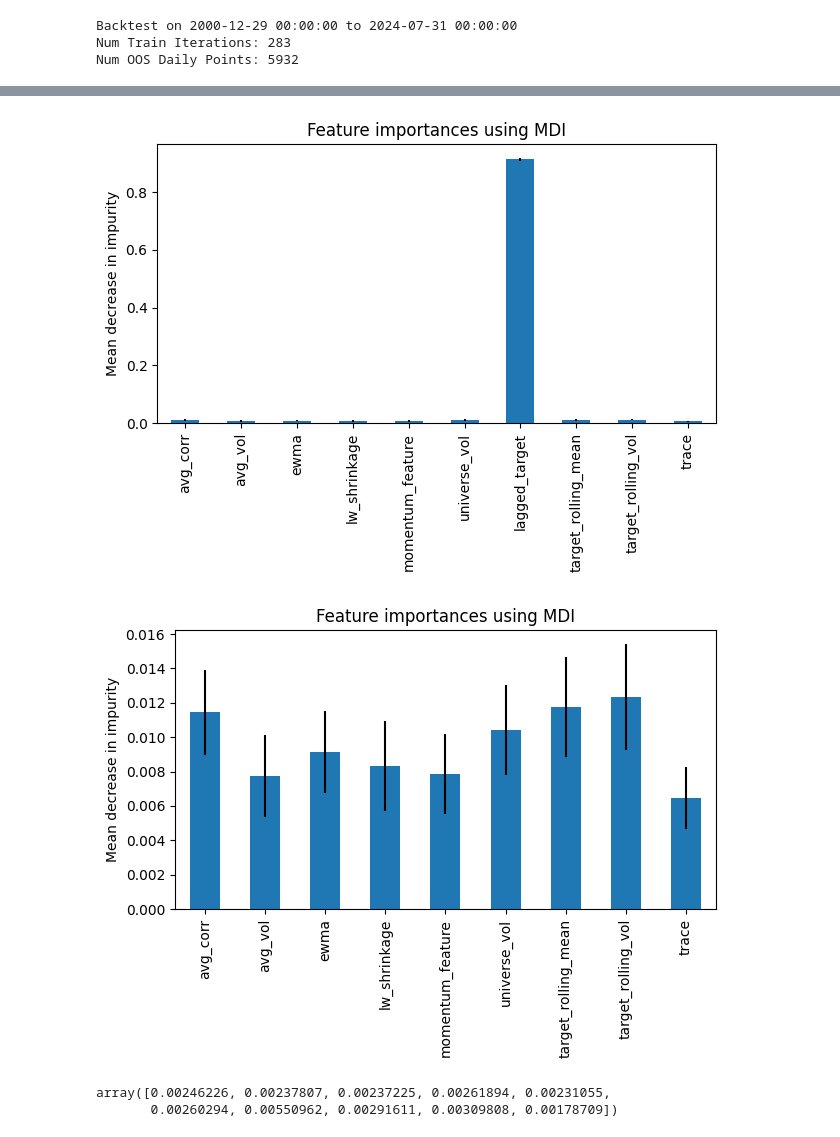
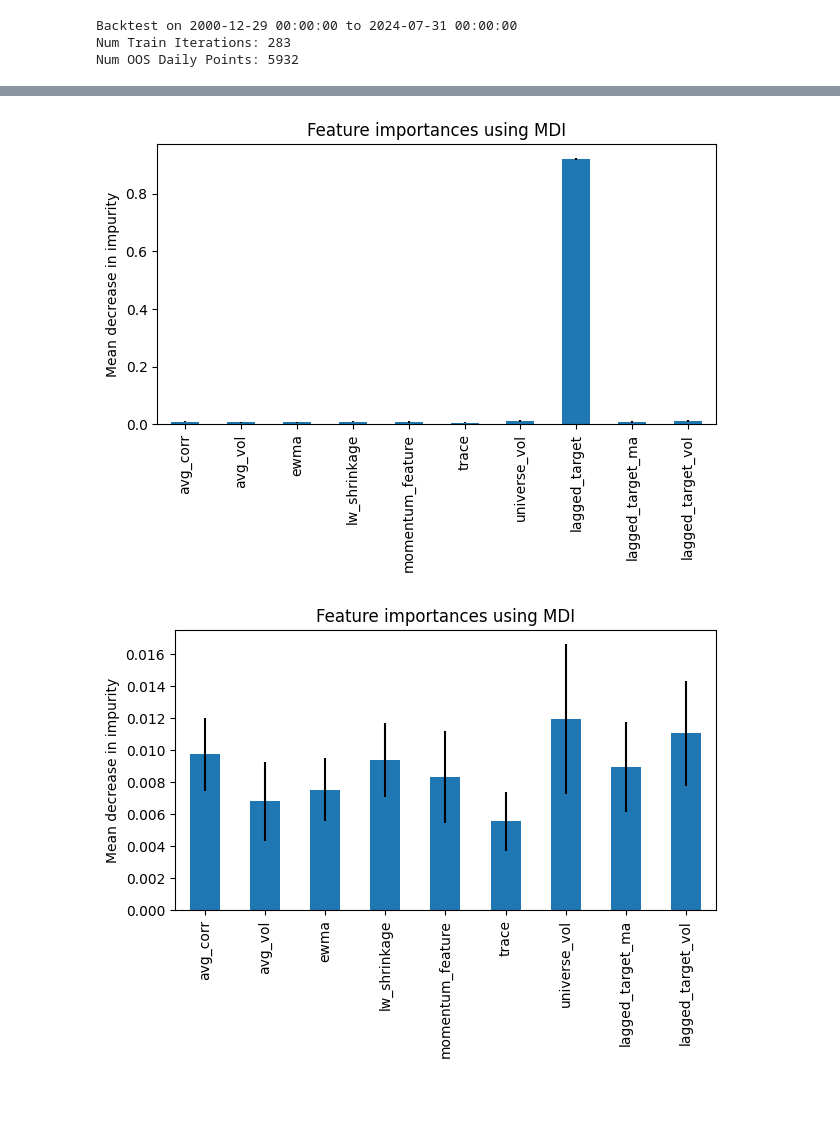
Before and after one commit to ashnvael/qamsi, a Jupyter notebook: final_results/top30/rl_linear/12_Random_Forest.ipynb, the cells around one changed output, grey strips where cells are left out. Cells and saved outputs as stored; diff of their text form; code cells hidden in the pictures; blank space fills up the shorter version.

```diff
--- a/final_results/top30/rl_linear/12_Random_Forest.ipynb
+++ b/final_results/top30/rl_linear/12_Random_Forest.ipynb
@@ -122,19 +122,19 @@ mean_absolute_error(targets, pred)
 # %%
 import numpy as np
 import pandas as pd
 
-feature_names = runner.features.columns
+feature_names = runner.features.columns.tolist() + ["lagged_target", "lagged_target_ma", "lagged_target_vol"]
 importances = ESTIMATOR.rf.feature_importances_
 forest_importances = pd.Series(importances, index=feature_names)
 std = np.std([tree.feature_importances_ for tree in ESTIMATOR.rf.estimators_], axis=0)
 
 fig, ax = plt.subplots()
 forest_importances.plot.bar(yerr=std, ax=ax)
 ax.set_title("Feature importances using MDI")
 ax.set_ylabel("Mean decrease in impurity")
 fig.tight_layout()
 # %% [output]
-[figure, old version]
+[figure, new version]
 # %%
 fig, ax = plt.subplots()
 forest_importances.drop("lagged_target").plot.bar(
@@ -144,12 +144,7 @@ ax.set_title("Feature importances using MDI")
 ax.set_ylabel("Mean decrease in impurity")
 fig.tight_layout()
 # %% [output]
-[figure, old version]
+[figure, new version]
-# %%
-std
-# %% [output]
-array([0.00246226, 0.00237807, 0.00237225, 0.00261894, 0.00231055,
-       0.00260294, 0.00550962, 0.00291611, 0.00309808, 0.00178709])
 # %%
 from sklearn.metrics import mean_absolute_error, mean_squared_error
 
```
Also changed, not shown: parts of 10 cells of this notebook, 11 other files.
